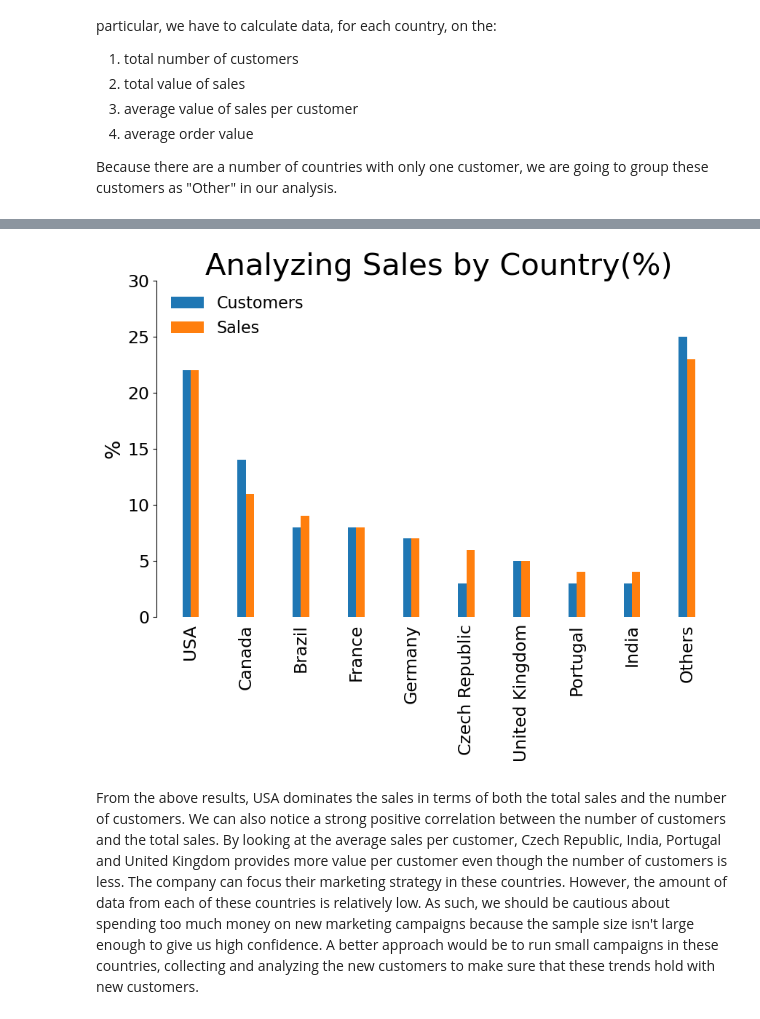
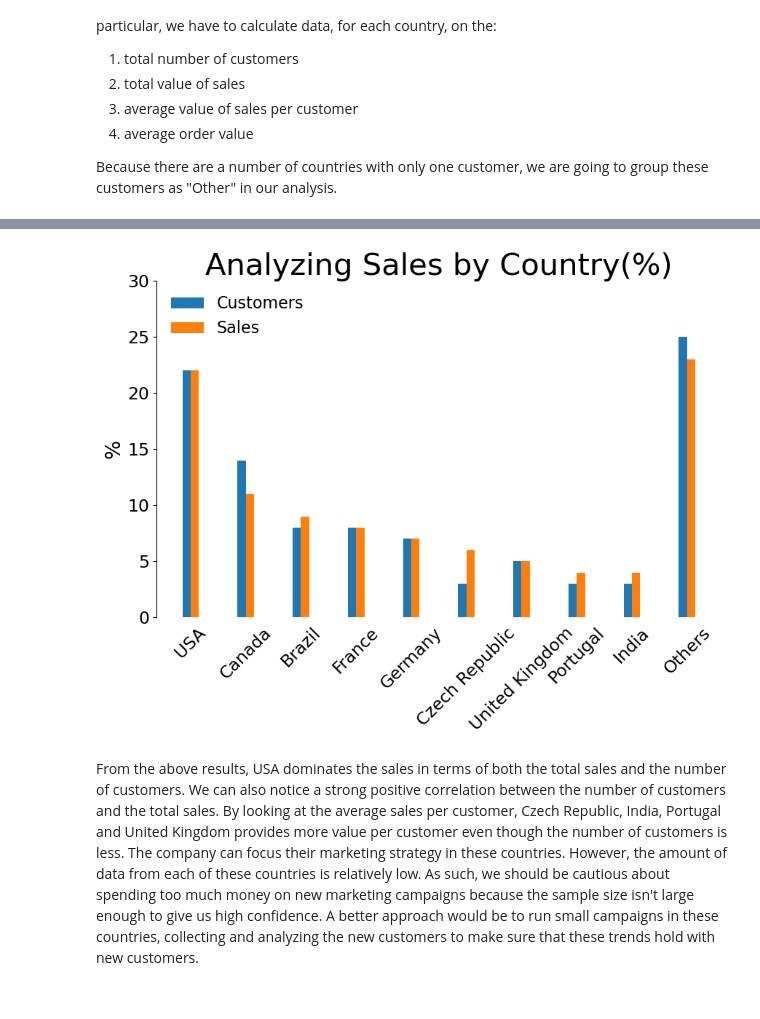
Before and after one commit to DhivyaDG/SQL-Projects, a Jupyter notebook: Chinook Record Store - SQL Analysis/Chinook_Analysis_Sql.ipynb, the cells around one changed output, grey strips where cells are left out. Saved outputs shown, nothing was run; the diff lists cells and outputs as text; code cells hidden in the pictures.

```diff
--- a/Chinook Record Store - SQL Analysis/Chinook_Analysis_Sql.ipynb
+++ b/Chinook Record Store - SQL Analysis/Chinook_Analysis_Sql.ipynb
@@ -330,19 +330,19 @@ df
 # %%
 plot_grouped_bar_chart(fig_width=8,
                        fig_height=6,
                        column1=df["pct_of_customers"],
                        column2=df["pct_of_sales"],
                        label1="Customers",
                        label2="Sales",
                        title="Analyzing Sales by Country(%)",
                        ylabel="%",
                        ylim_lower=0,
                        ylim_upper=30,
                        loc=0,
-                       rotation=90,
+                       rotation=45,
                        bbox_to_anchor=None)
 # %% [output]
-[figure, old version]
+[figure, new version]
 # %% [markdown]
 From the above results, USA dominates the sales in terms of both the total sales and the number of customers. We can also notice a strong positive correlation between the number of customers and the total sales.
 By looking at the average sales per customer, Czech Republic, India, Portugal and United Kingdom provides more value per customer even though the number of customers is less. The company can focus their marketing strategy in these countries. However, the amount of data from each of these countries is relatively low. As such, we should be cautious about spending too much money on new marketing campaigns because the sample size isn't large enough to give us high confidence. A better approach would be to run small campaigns in these countries, collecting and analyzing the new customers to make sure that these trends hold with new customers.
```
